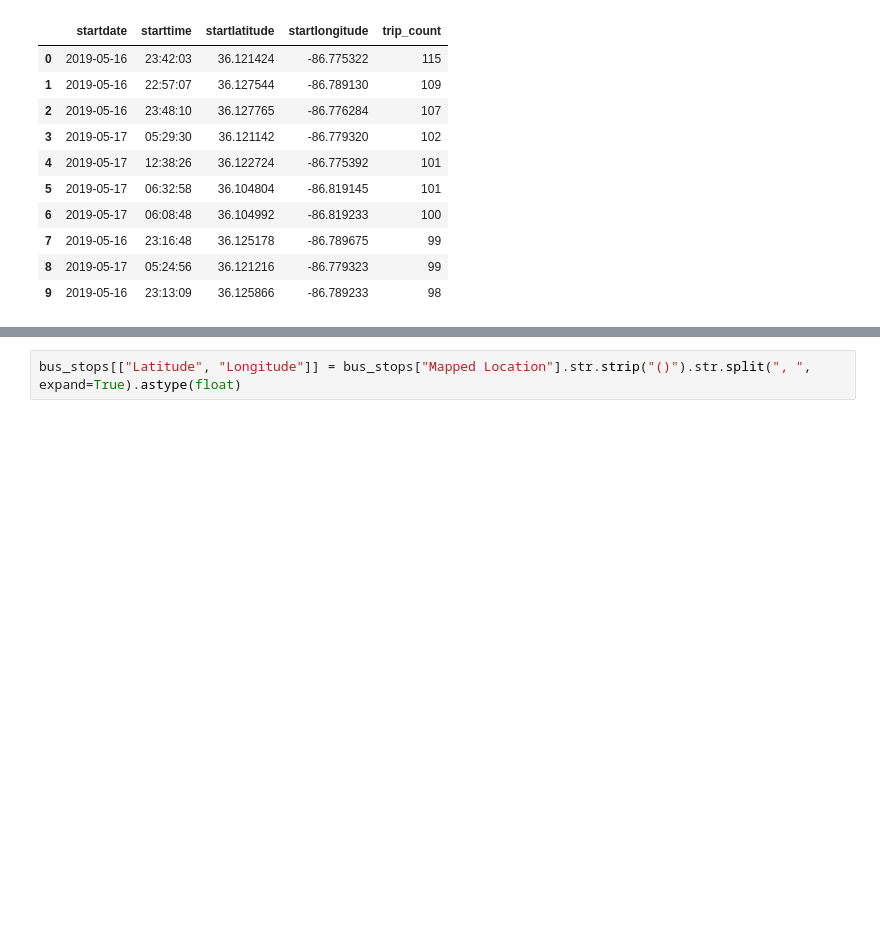
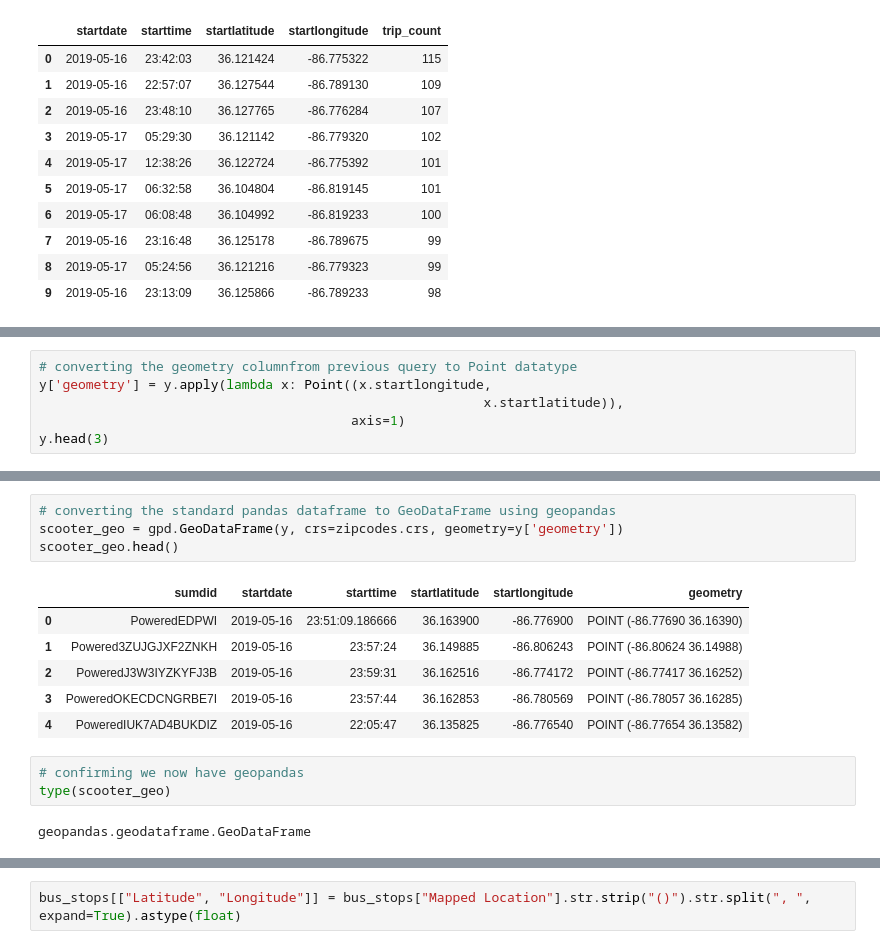
Before and after one commit to NSS-Data-Analytics-Cohort-8/scooter-partner1-whenhugocallsuspythonistas, a Jupyter notebook: notebooks/eda.ipynb, the cells around one changed output, grey strips where cells are left out. Saved outputs shown, nothing was run; the diff lists cells and outputs as text; blank space fills up the shorter version.

```diff
--- a/notebooks/eda.ipynb
+++ b/notebooks/eda.ipynb
@@ -336,3 +338,9 @@ y
 | 3145 | PoweredOYKGTYGE4MKYC | 2019-05-16 | 23:48:10 | 36.127765 | -86.776284 | 36.127765, -86.776284 |
 | 3146 | PoweredRRC5FV6DYYHBL | 2019-05-16 | 23:42:03 | 36.121424 | -86.775322 | 36.121424, -86.775322 |
 3147 rows × 6 columns
+# %%
+# converting the geometry columnfrom previous query to Point datatype
+y['geometry'] = y.apply(lambda x: Point((x.startlongitude,
+                                                         x.startlatitude)),
+                                        axis=1)
+y.head(3)
@@ -339 +369,17 @@ y
+# %%
+# converting the standard pandas dataframe to GeoDataFrame using geopandas
+scooter_geo = gpd.GeoDataFrame(y, crs=zipcodes.crs, geometry=y['geometry'])
+scooter_geo.head()
+# %% [output]
+|  | sumdid | startdate | starttime | startlatitude | startlongitude | geometry |
+| 0 | PoweredEDPWI | 2019-05-16 | 23:51:09.186666 | 36.163900 | -86.776900 | POINT (-86.77690 36.16390) |
+| 1 | Powered3ZUJGJXF2ZNKH | 2019-05-16 | 23:57:24 | 36.149885 | -86.806243 | POINT (-86.80624 36.14988) |
+| 2 | PoweredJ3W3IYZKYFJ3B | 2019-05-16 | 23:59:31 | 36.162516 | -86.774172 | POINT (-86.77417 36.16252) |
+| 3 | PoweredOKECDCNGRBE7I | 2019-05-16 | 23:57:44 | 36.162853 | -86.780569 | POINT (-86.78057 36.16285) |
+| 4 | PoweredIUK7AD4BUKDIZ | 2019-05-16 | 22:05:47 | 36.135825 | -86.776540 | POINT (-86.77654 36.13582) |
+# %%
+# confirming we now have geopandas
+type(scooter_geo)
+# %% [output]
+geopandas.geodataframe.GeoDataFrame
 # %% [markdown]
```
Also changed, not shown: parts of 43 cells of this notebook, 1 other file.
